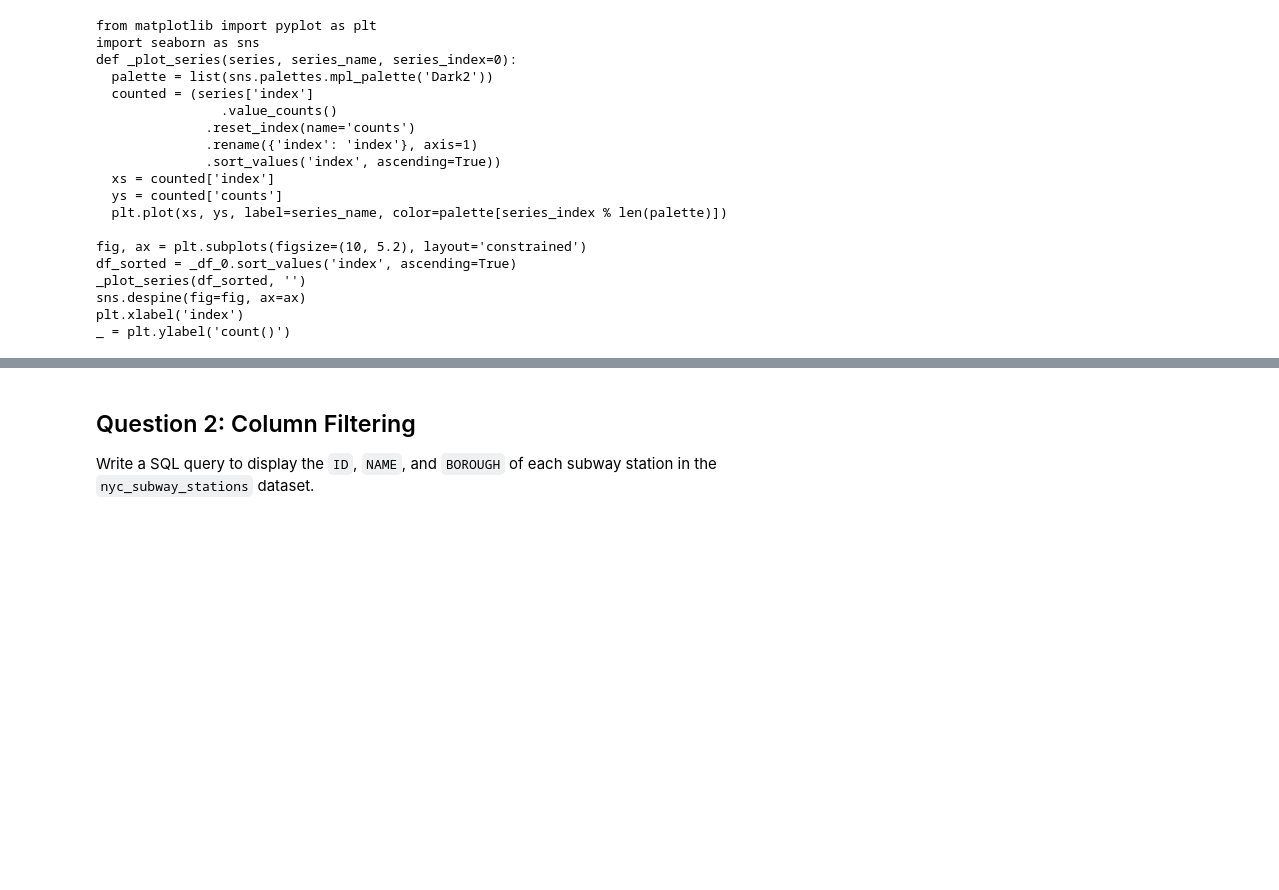
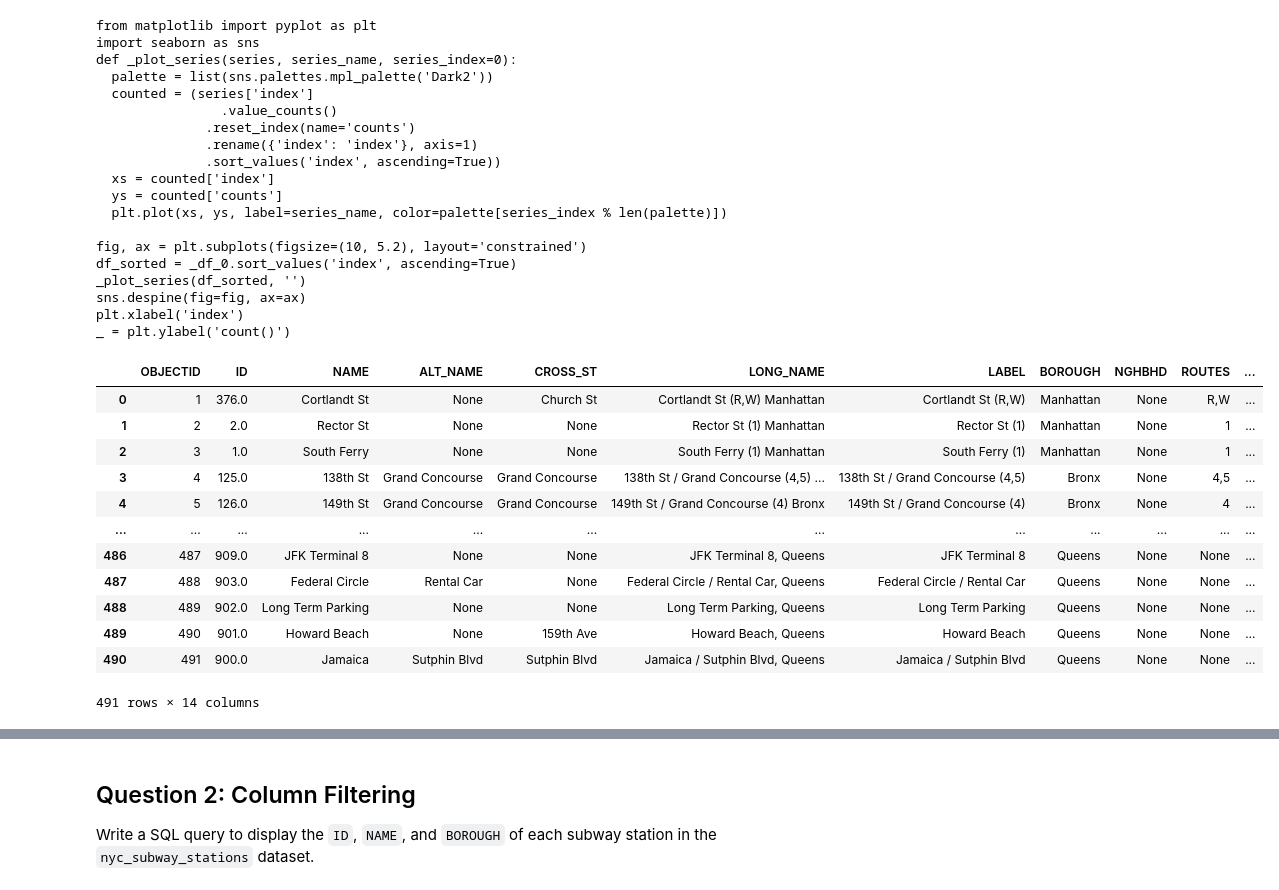
Before and after one commit to Cihshee/CASA0025, a Jupyter notebook: notebooks/W02_lab.ipynb, the cells around one changed output, grey strips where cells are left out. Cells and saved outputs as stored; diff of their text form; code cells hidden in the pictures; blank space fills up the shorter version.

```diff
--- a/notebooks/W02_lab.ipynb
+++ b/notebooks/W02_lab.ipynb
@@ -70,3 +70,20 @@ _plot_series(df_sorted, '')
 sns.despine(fig=fig, ax=ax)
 plt.xlabel('index')
 _ = plt.ylabel('count()')
+# %%
+%%sql
+SELECT * FROM nyc_subway_stations;
+# %% [output]
+|  | OBJECTID | ID | NAME | ALT_NAME | CROSS_ST | LONG_NAME | LABEL | BOROUGH | NGHBHD | ROUTES | ... |
+| 0 | 1 | 376.0 | Cortlandt St | None | Church St | Cortlandt St (R,W) Manhattan | Cortlandt St (R,W) | Manhattan | None | R,W | ... |
+| 1 | 2 | 2.0 | Rector St | None | None | Rector St (1) Manhattan | Rector St (1) | Manhattan | None | 1 | ... |
+| 2 | 3 | 1.0 | South Ferry | None | None | South Ferry (1) Manhattan | South Ferry (1) | Manhattan | None | 1 | ... |
+| 3 | 4 | 125.0 | 138th St | Grand Concourse | Grand Concourse | 138th St / Grand Concourse (4,5) ... | 138th St / Grand Concourse (4,5) | Bronx | None | 4,5 | ... |
+| 4 | 5 | 126.0 | 149th St | Grand Concourse | Grand Concourse | 149th St / Grand Concourse (4) Bronx | 149th St / Grand Concourse (4) | Bronx | None | 4 | ... |
+| ... | ... | ... | ... | ... | ... | ... | ... | ... | ... | ... | ... |
+| 486 | 487 | 909.0 | JFK Terminal 8 | None | None | JFK Terminal 8, Queens | JFK Terminal 8 | Queens | None | None | ... |
+| 487 | 488 | 903.0 | Federal Circle | Rental Car | None | Federal Circle / Rental Car, Queens | Federal Circle / Rental Car | Queens | None | None | ... |
+| 488 | 489 | 902.0 | Long Term Parking | None | None | Long Term Parking, Queens | Long Term Parking | Queens | None | None | ... |
+| 489 | 490 | 901.0 | Howard Beach | None | 159th Ave | Howard Beach, Queens | Howard Beach | Queens | None | None | ... |
+| 490 | 491 | 900.0 | Jamaica | Sutphin Blvd | Sutphin Blvd | Jamaica / Sutphin Blvd, Queens | Jamaica / Sutphin Blvd | Queens | None | None | ... |
+491 rows × 14 columns
```
Also changed, not shown: parts of 6 cells of this notebook.
